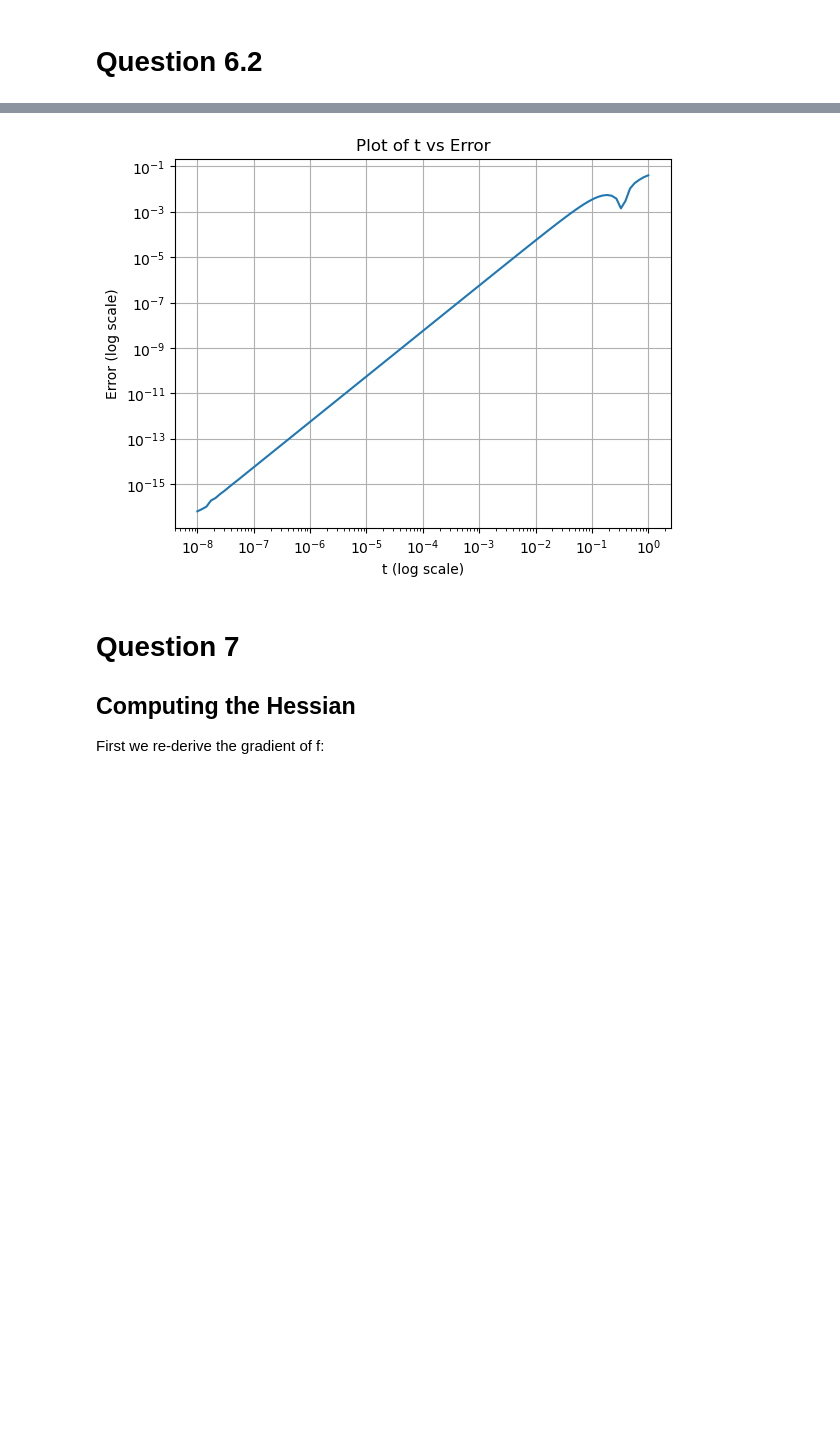
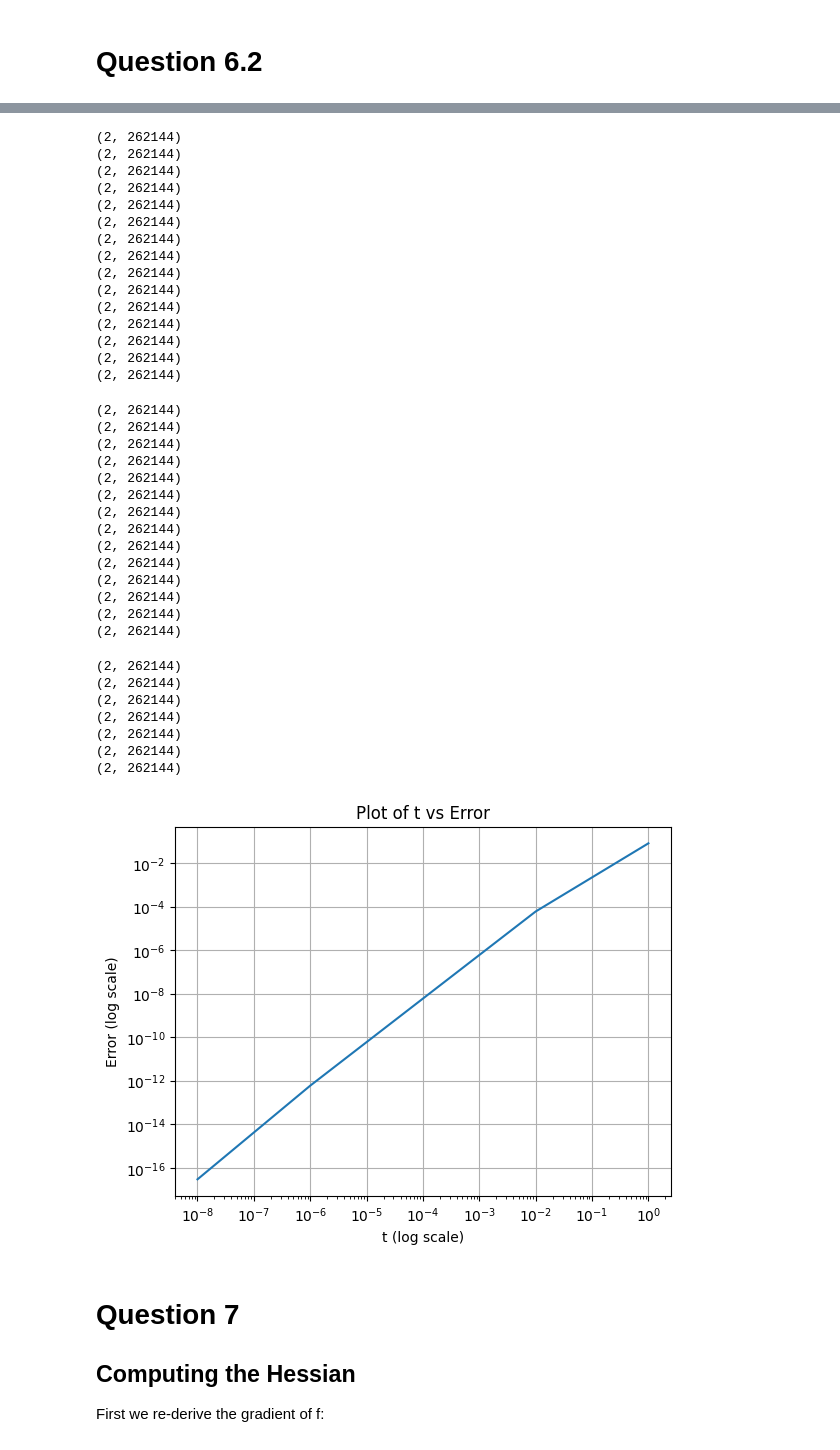
Before and after one commit to gzein/ContOpt_HW2, a Jupyter notebook: ContOpt_HW2.ipynb, the cells around one changed output, grey strips where cells are left out. Saved outputs shown, nothing was run; the diff lists cells and outputs as text; code cells hidden in the pictures; blank space fills up the shorter version.

```diff
--- a/ContOpt_HW2.ipynb
+++ b/ContOpt_HW2.ipynb
@@ -11,9 +11,9 @@ from tqdm import tqdm
 from scipy.io import loadmat
 
 
-data = loadmat('data-toy.mat')
+data = loadmat('data.mat')
 print(data.keys())
-print(data['n'])
+print(data['K'])
 sigma = float(data['sigma'])
 
 '''
@@ -222,14 +240,14 @@ v = v / np.linalg.norm(v)
 ## Check the gradient
 def checkgradient(f,grad_f, theta,v):
     #logspace of t values
-    t=np.logspace(-8, 0, num=100)
+    t=np.logspace(-8, 0, num=5)
     #intialise error to 0
     error = np.zeros_like(t)
     #pre-calculae f_lambda and f_lambda_grad to use in for loop
     f_lambda = f(theta,P,y)
     f_lambda_grad = grad_f(theta,P)
     #compute the error at each t
-    for i in tqdm(range(100)):
+    for i in tqdm(range(5)):
         error[i] = np.abs( f(theta+(t[i]*v),P,y)-f_lambda-(t[i]*v.T@f_lambda_grad) )
 
     #plot the graph of error vs t
@@ -244,4 +296,40 @@ checkgradient(f,grad_f,theta,v)
+(2, 262144)
+(2, 262144)
+(2, 262144)
+(2, 262144)
+(2, 262144)
+(2, 262144)
+(2, 262144)
+(2, 262144)
+(2, 262144)
+(2, 262144)
+(2, 262144)
+(2, 262144)
+(2, 262144)
+(2, 262144)
+(2, 262144)
+(2, 262144)
+(2, 262144)
+(2, 262144)
+(2, 262144)
+(2, 262144)
+(2, 262144)
+(2, 262144)
+(2, 262144)
+(2, 262144)
+(2, 262144)
+(2, 262144)
+(2, 262144)
+(2, 262144)
+(2, 262144)
+(2, 262144)
+(2, 262144)
+(2, 262144)
+(2, 262144)
+(2, 262144)
+(2, 262144)
+(2, 262144)
-[figure, old version]
+[figure, new version]
 # %% [markdown]
 # Question 7
 
```
Also changed, not shown: parts of 12 cells of this notebook.
